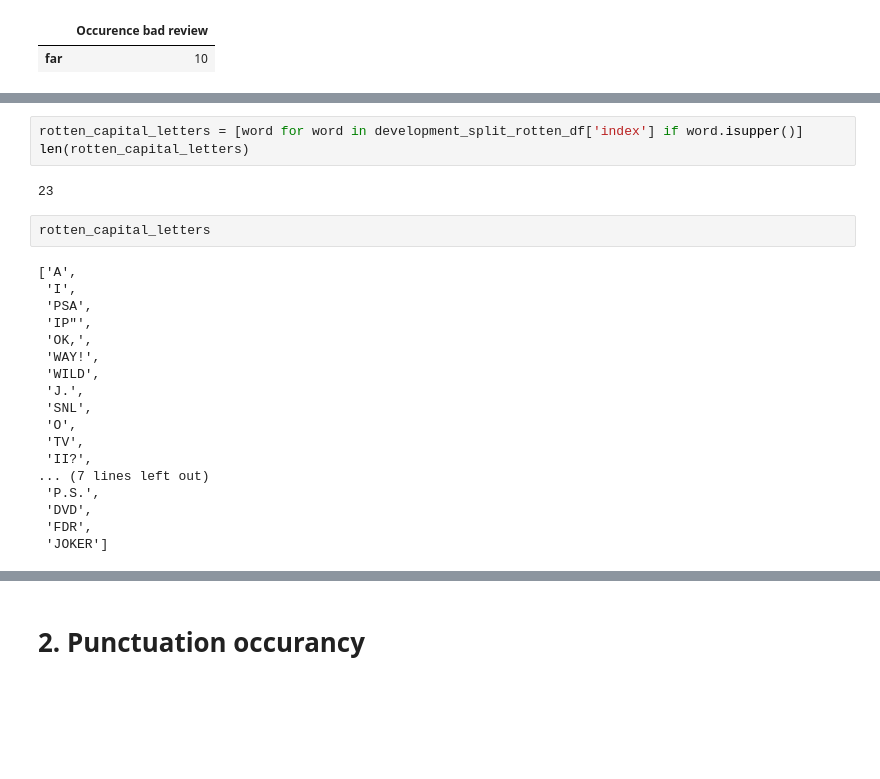
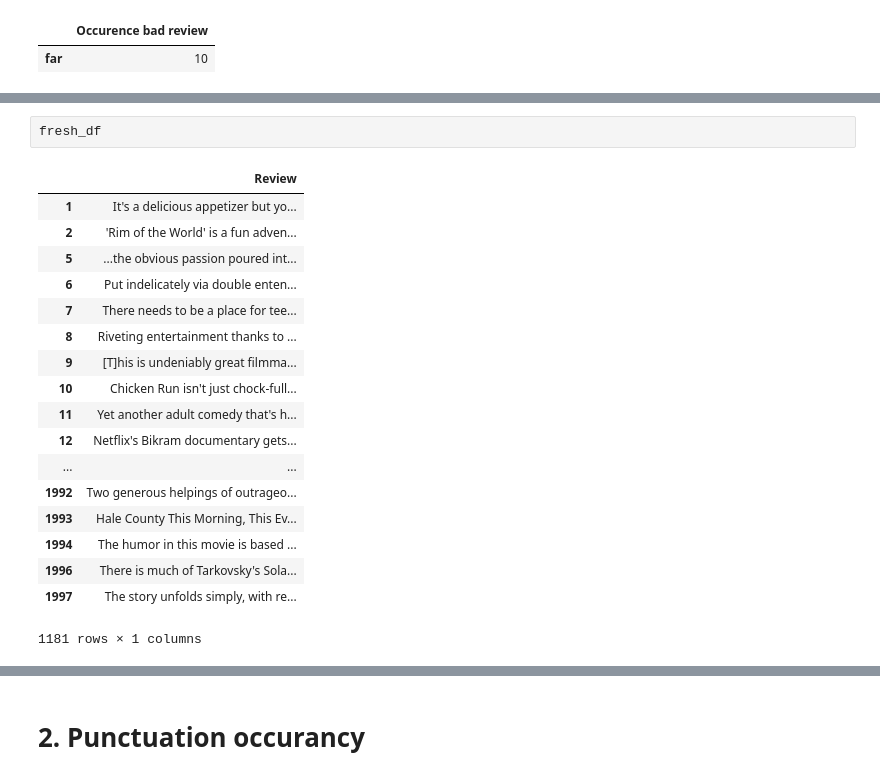
Before and after one commit to KatharinaWiedmann/DataEngGroupProject, a Jupyter notebook: Debbie/Labeling_func_Debbie.ipynb, the cells around one changed output, grey strips where cells are left out. Saved outputs shown, nothing was run; the diff lists cells and outputs as text; blank space fills up the shorter version.

```diff
--- a/Debbie/Labeling_func_Debbie.ipynb
+++ b/Debbie/Labeling_func_Debbie.ipynb
@@ -751,25 +653,21 @@ fresh_capital_letters
-# %%
-rotten_capital_letters = [word for word in development_split_rotten_df['index'] if word.isupper()]
-len(rotten_capital_letters)
-# %% [output]
-23
-# %%
-rotten_capital_letters
-# %% [output]
-['A',
- 'I',
- 'PSA',
- 'IP"',
- 'OK,',
- 'WAY!',
- 'WILD',
- 'J.',
- 'SNL',
- 'O',
- 'TV',
- 'II?',
-... (7 lines left out)
- 'P.S.',
- 'DVD',
- 'FDR',
- 'JOKER']
+# %%
+fresh_df
+# %% [output]
+|  | Review |
+| 1 | It's a delicious appetizer but yo... |
+| 2 | 'Rim of the World' is a fun adven... |
+| 5 | ...the obvious passion poured int... |
+| 6 | Put indelicately via double enten... |
+| 7 | There needs to be a place for tee... |
+| 8 | Riveting entertainment thanks to ... |
+| 9 | [T]his is undeniably great filmma... |
+| 10 | Chicken Run isn't just chock-full... |
+| 11 | Yet another adult comedy that's h... |
+| 12 | Netflix's Bikram documentary gets... |
+| ... | ... |
+| 1992 | Two generous helpings of outrageo... |
+| 1993 | Hale County This Morning, This Ev... |
+| 1994 | The humor in this movie is based ... |
+| 1996 | There is much of Tarkovsky's Sola... |
+| 1997 | The story unfolds simply, with re... |
+1181 rows × 1 columns
```
Also changed, not shown: parts of 48 cells of this notebook.
